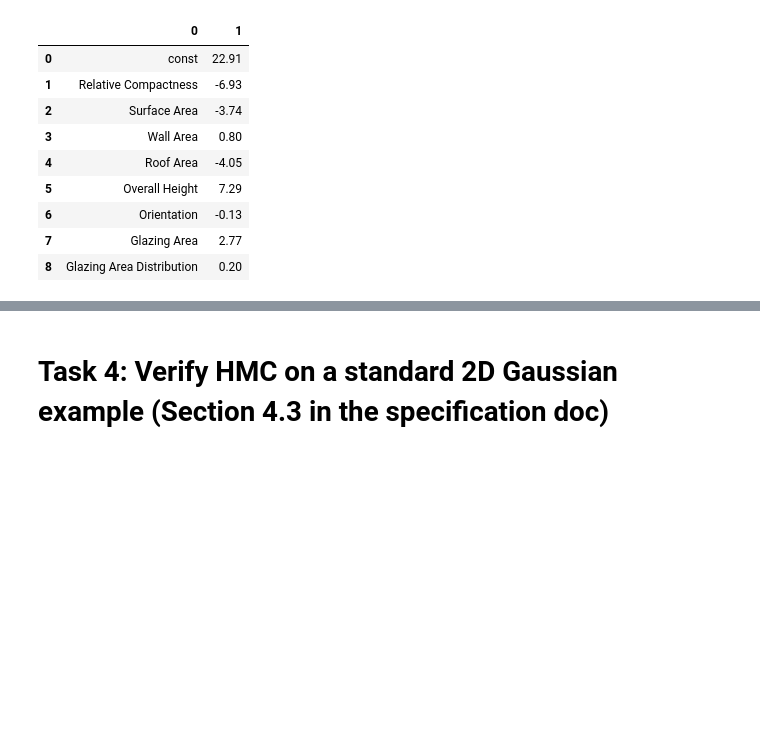
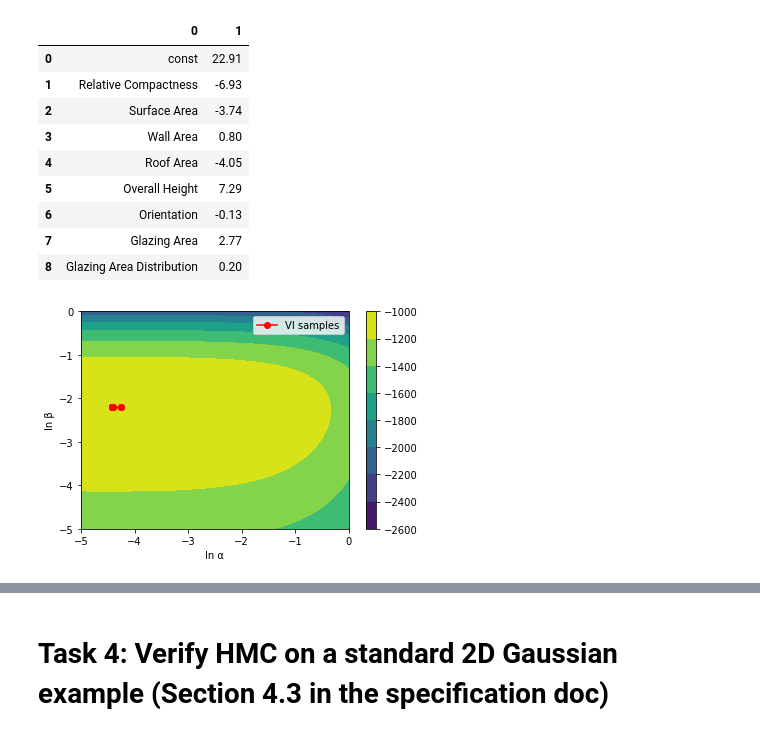
Before and after one commit to sskyau/energy-efficiency-bayesian-hmc-vi-gp, a Jupyter notebook: BML_Final_Project.ipynb, the cells around one changed output, grey strips where cells are left out. Drawn from its saved outputs; the diff is of its cells as text; code cells hidden in the pictures; blank space fills up the shorter version.

Commit message:
plotted contour for vi

```diff
--- a/BML_Final_Project.ipynb
+++ b/BML_Final_Project.ipynb
@@ -828,3 +864,17 @@ pd.DataFrame(list(zip(pre_X_train.columns, mu_n)))
 | 6 | Orientation | -0.13 |
 | 7 | Glazing Area | 2.77 |
 | 8 | Glazing Area Distribution | 0.20 |
+# %%
+log_alphas, log_betas, prob_y = VI_plot(X_train, y_train)
+# print(log_alphas)
+# print(log_betas)
+
+plt.contourf(log_alph_rng, log_beta_rng, log_prob_y.T)
+plt.plot(log_alphas, log_betas, color='red', marker='o', label='VI samples')
+plt.xlabel('ln α')
+plt.ylabel('ln β')
+plt.legend()
+plt.colorbar();
+plt.show()
+# %% [output]
+[figure, added]
```
Also changed, not shown: parts of 11 cells of this notebook.
